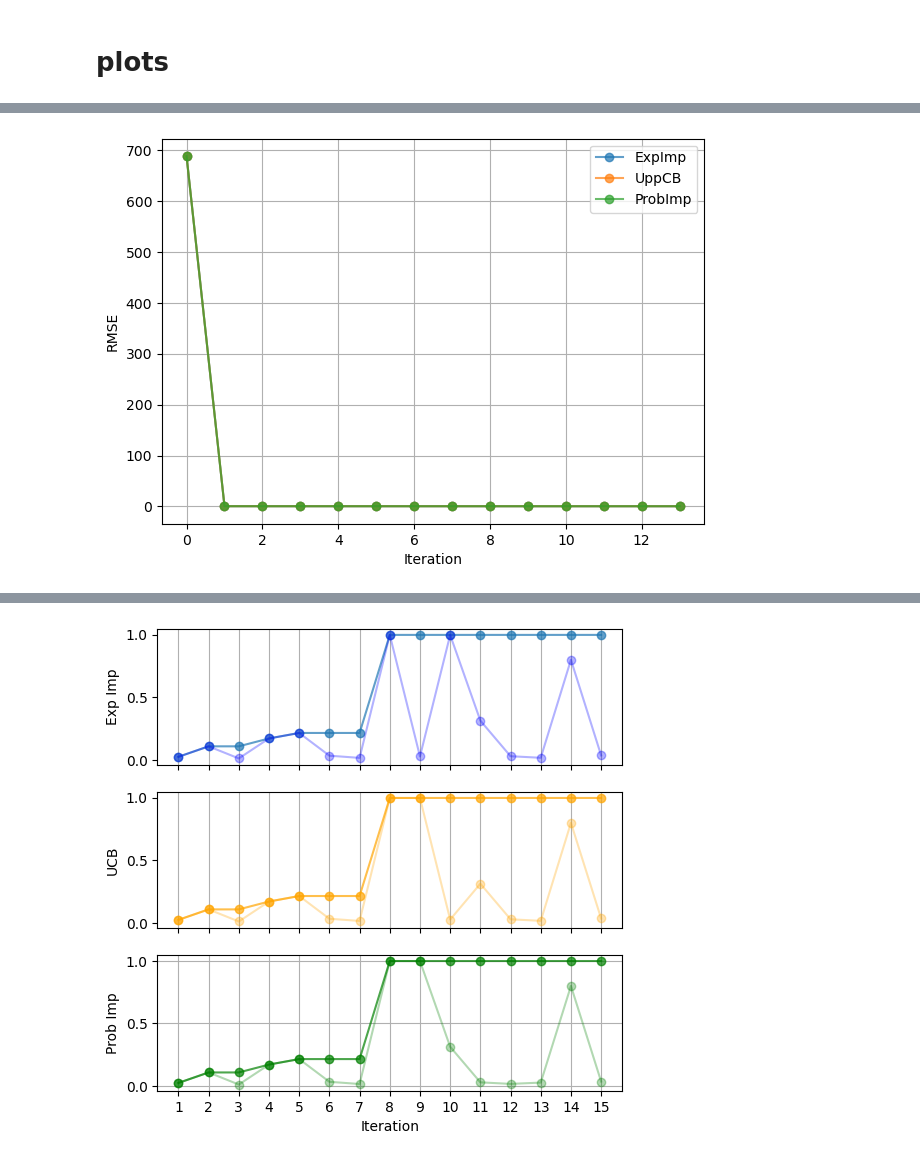
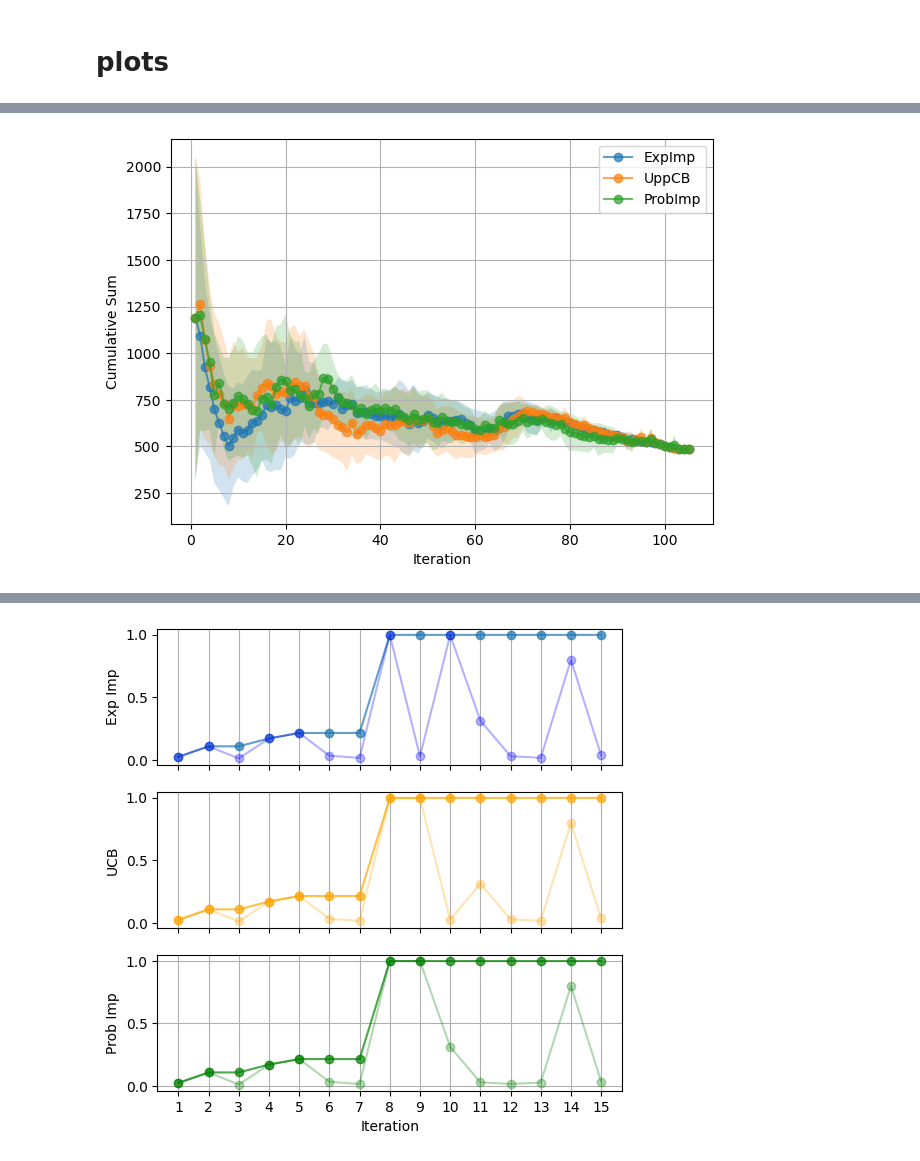
Before and after one commit to uwsunlab/BO-RFB, a Jupyter notebook: PoolBased/AcquisitionFunctions/pool_aqu_comparison_fulldata.ipynb, the cells around one changed output, grey strips where cells are left out. Saved outputs shown, nothing was run; the diff lists cells and outputs as text; code cells hidden in the pictures.

```diff
--- a/PoolBased/AcquisitionFunctions/pool_aqu_comparison_fulldata.ipynb
+++ b/PoolBased/AcquisitionFunctions/pool_aqu_comparison_fulldata.ipynb
@@ -229,19 +257,40 @@ plt.show()
 # %%
-plt.figure(figsize=(7, 5))
-plt.plot(range(len(EI_rmse.mean(axis=0))),  (EI_rmse.mean(axis=0)), marker='o', label='ExpImp', alpha=0.7)
-# plt.fill_between(range(len(EI_rmse.mean(axis=0))),
-#                  (EI_rmse.mean(axis=0) - EI_rmse.std(axis=0)),
-#                  (EI_rmse.mean(axis=0) + EI_rmse.std(axis=0)), alpha=0.2)
-plt.plot(range(len(UCB_rmse.mean(axis=0))), (UCB_rmse.mean(axis=0)), marker='o', label='UppCB', alpha=0.7)
-plt.plot(range(len(PI_rmse.mean(axis=0))),  (PI_rmse.mean(axis=0)), marker='o', label='ProbImp', alpha=0.7)
+# plt.figure(figsize=(7, 5))
+# plt.plot(range(len(EI_rmse.mean(axis=0))),  (EI_rmse.mean(axis=0)), marker='o', label='ExpImp', alpha=0.7)
+# # plt.fill_between(range(len(EI_rmse.mean(axis=0))),
+# #                  (EI_rmse.mean(axis=0) - EI_rmse.std(axis=0)),
+# #                  (EI_rmse.mean(axis=0) + EI_rmse.std(axis=0)), alpha=0.2)
+# plt.plot(range(len(UCB_rmse.mean(axis=0))), (UCB_rmse.mean(axis=0)), marker='o', label='UppCB', alpha=0.7)
+# plt.plot(range(len(PI_rmse.mean(axis=0))),  (PI_rmse.mean(axis=0)), marker='o', label='ProbImp', alpha=0.7)
 
-plt.xlabel('Iteration')
-plt.ylabel('RMSE')
-# plt.title('Expected Improvement (EI_y) vs Iterations')
-plt.grid(True)
-plt.legend()
-plt.show()
+# plt.xlabel('Iteration')
+# plt.ylabel('RMSE')
+# # plt.title('Expected Improvement (EI_y) vs Iterations')
+# plt.grid(True)
+# plt.legend()
+# plt.show()
-# %% [output]
-[figure, removed]
+# %%
+plt.figure(figsize=(7, 5))
+plt.plot(range(1,  len(EI_y) + 1), (EI_var_sum.mean(axis = 0)[1:]), marker='o', label='ExpImp', alpha=0.7)
+plt.fill_between(range(1, len(EI_y) + 1),
+                 (EI_var_sum.mean(axis = 0)[1:] - EI_var_sum.std(axis = 0)[1:]),
+                 (EI_var_sum.mean(axis = 0)[1:] + EI_var_sum.std(axis = 0)[1:]), alpha=0.2)
+plt.plot(range(1, len(UCB_y) + 1), (UCB_var_sum.mean(axis = 0)[1:]), marker='o', label='UppCB', alpha=0.7)
+plt.fill_between(range(1,  len(UCB_y) + 1),
+                 (UCB_var_sum.mean(axis = 0)[1:] - UCB_var_sum.std(axis = 0)[1:]),
+                 (UCB_var_sum.mean(axis = 0)[1:] + UCB_var_sum.std(axis = 0)[1:]), alpha=0.2)
+plt.plot(range(1,  len(PI_y) + 1), (PI_var_sum.mean(axis = 0)[1:]), marker='o', label='ProbImp', alpha=0.7)
+plt.fill_between(range(1, len(PI_y) + 1),
+                 (PI_var_sum.mean(axis = 0)[1:] - PI_var_sum.std(axis = 0)[1:]),
+                 (PI_var_sum.mean(axis = 0)[1:] + PI_var_sum.std(axis = 0)[1:]), alpha=0.2)
+
+plt.xlabel('Iteration')
+plt.ylabel('Cumulative Sum')
+# plt.title('Expected Improvement (EI_y) vs Iterations')
+plt.grid(True)
+plt.legend()
+plt.show()
+# %% [output]
+[figure, added]
 # %%
 plt.figure(figsize=(7, 5))
```
Also changed, not shown: parts of 6 cells of this notebook, 5 other files.
